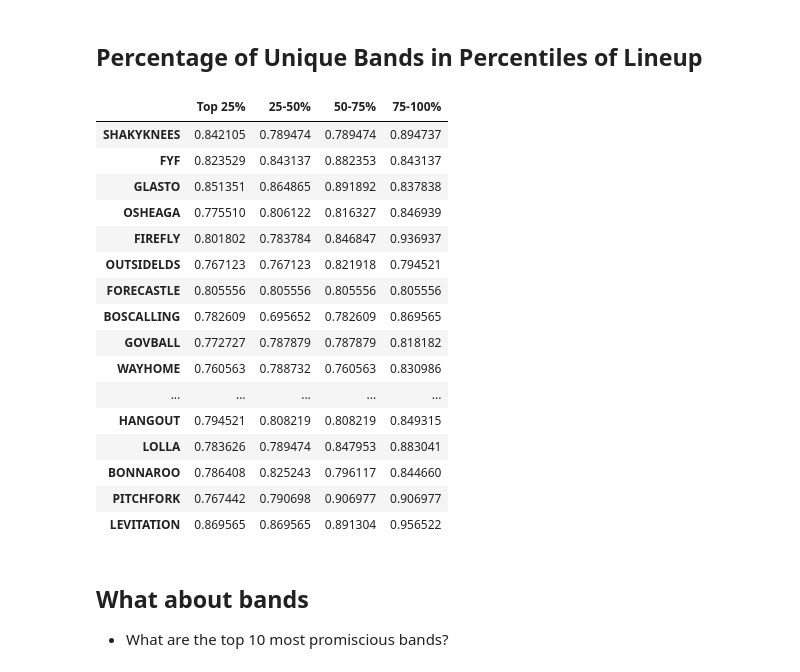
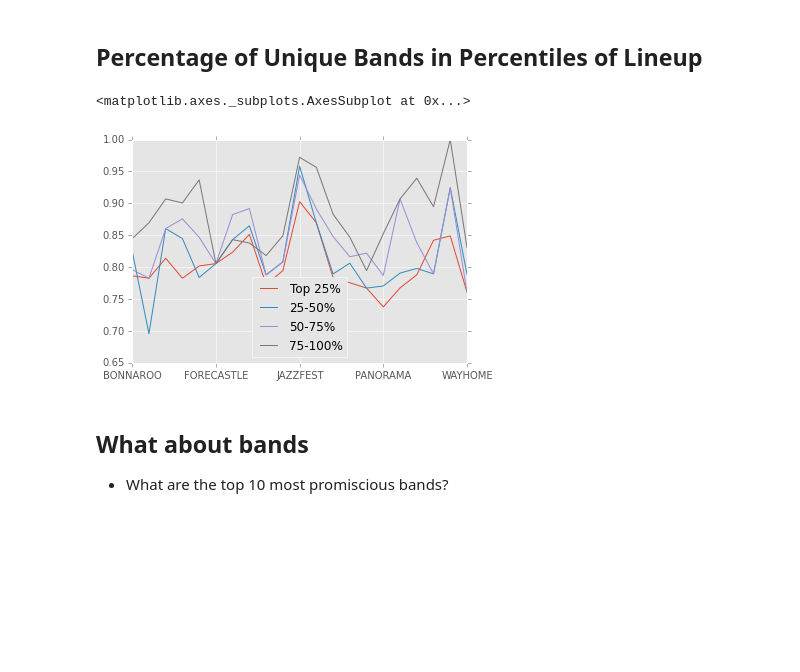
Before and after one commit to hunterowens/hunterowens.github.io, a Jupyter notebook: notebooks/new_power_ranks.ipynb, the cells around one changed output. Cells and saved outputs as stored; diff of their text form; code cells hidden in the pictures; blank space fills up the shorter version.

```diff
--- a/notebooks/new_power_ranks.ipynb
+++ b/notebooks/new_power_ranks.ipynb
@@ -74,26 +74,11 @@ percentage_fest_df.columns = ['Top 25%','25-50%','50-75%','75-100%']
 #percentage_fest_df.sort_values(by='Percentage').plot(kind='Bar',
 #                                                     title="Percentage of Unique Bands Top %25 of Bill",
 #                                                     ylim=(0,1))
-# %%
-percentage_fest_df
-# %% [output]
-|  | Top 25% | 25-50% | 50-75% | 75-100% |
-| SHAKYKNEES | 0.842105 | 0.789474 | 0.789474 | 0.894737 |
-| FYF | 0.823529 | 0.843137 | 0.882353 | 0.843137 |
-| GLASTO | 0.851351 | 0.864865 | 0.891892 | 0.837838 |
-| OSHEAGA | 0.775510 | 0.806122 | 0.816327 | 0.846939 |
-| FIREFLY | 0.801802 | 0.783784 | 0.846847 | 0.936937 |
-| OUTSIDELDS | 0.767123 | 0.767123 | 0.821918 | 0.794521 |
-| FORECASTLE | 0.805556 | 0.805556 | 0.805556 | 0.805556 |
-| BOSCALLING | 0.782609 | 0.695652 | 0.782609 | 0.869565 |
-| GOVBALL | 0.772727 | 0.787879 | 0.787879 | 0.818182 |
-| WAYHOME | 0.760563 | 0.788732 | 0.760563 | 0.830986 |
-| ... | ... | ... | ... | ... |
-| HANGOUT | 0.794521 | 0.808219 | 0.808219 | 0.849315 |
-| LOLLA | 0.783626 | 0.789474 | 0.847953 | 0.883041 |
-| BONNAROO | 0.786408 | 0.825243 | 0.796117 | 0.844660 |
-| PITCHFORK | 0.767442 | 0.790698 | 0.906977 | 0.906977 |
-| LEVITATION | 0.869565 | 0.869565 | 0.891304 | 0.956522 |
+# %%
+percentage_fest_df.groupby(percentage_fest_df.index).mean().plot()
+# %% [output]
+<matplotlib.axes._subplots.AxesSubplot at 0x...>
+[figure, added]
 # %% [markdown]
 ## What about bands
 - What are the top 10 most promiscious bands?
```
